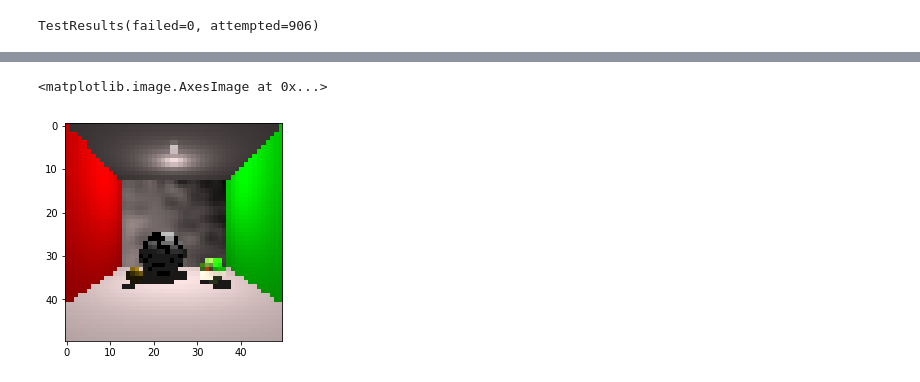
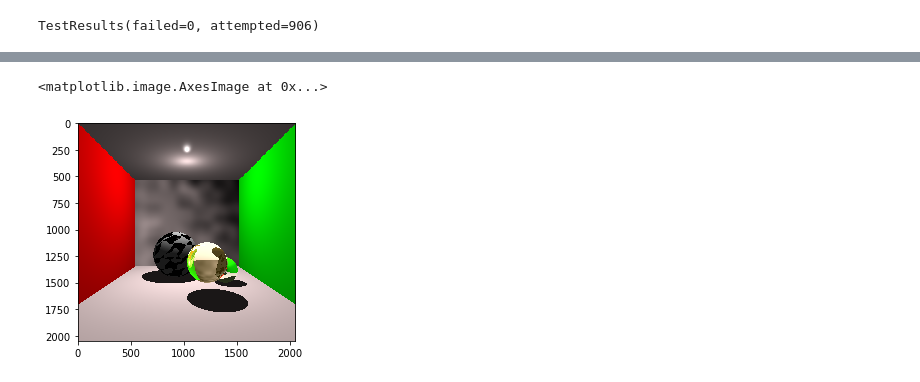
Before and after one commit to gbordelon/ray_tracer_challenge, a Jupyter notebook: main.ipynb, the cells around one changed output, grey strips where cells are left out. Cells and saved outputs as stored; diff of their text form; code cells hidden in the pictures.

```diff
--- a/main.ipynb
+++ b/main.ipynb
@@ -7,14 +7,22 @@
 %run chapter\ 6.ipynb
 %run chapter\ 7.ipynb
 %run chapter\ 10.ipynb
-# %%
-%run chapter\ 7.ipynb
-import doctest
-doctest.testmod()
-# %% [output]
-TestResults(failed=0, attempted=906)
+# %%
+%run chapter\ 1.ipynb
+%run chapter\ 2.ipynb
+%run chapter\ 3.ipynb
+%run chapter\ 4.ipynb
+%run chapter\ 5.ipynb
+%run chapter\ 6.ipynb
+%run chapter\ 7.ipynb
+%run chapter\ 10.ipynb
+
+import doctest
+doctest.testmod()
+# %% [output]
+TestResults(failed=0, attempted=906)
 # %%
-cam_w = 50
+cam_w = 2048
 cam_h = cam_w
 
 close_up = False
@@ -51,7 +59,7 @@ p1.transform = matrix_multiply(translation(np.sqrt(72),0,0), matrix_multiply(rot
 p2 = stripe_pattern(color(1,0,0), color(1, 0.7, 0.8))
 p2.transform = matrix_multiply(rotation_y(np.pi/4), scaling(0.15,1,1))
 
-p3 = blended_pattern(blended_pattern(p1, p2), ring_pattern(color(0,0,1), color(0,0,0.1)))
+p3 = blended_pattern(p1, p2) # blended_pattern(blended_pattern(p1, p2), ring_pattern(color(0,0,1), color(0,0,0.1)))
 
 p4 = stripe_pattern(WHITE, color(0.8, 0.8, 0.8))
 p4.transform = matrix_multiply(rotation_y(-np.pi/4), scaling(0.1,1,1))
@@ -117,11 +125,14 @@ right.material.reflective = 1.0
 
 
 left = sphere()
-left.transform = matrix_multiply(translation(-1.5, 0.33, -0.75), scaling(0.33, 0.33, 0.33))
+left.transform = matrix_multiply(translation(0.66, 1.0, -1.75), scaling(0.66, 0.66, 0.66))
 left.material = material()
 left.material.color = color(1, 0.8, 0.1)
 left.material.diffuse = 0.7
 left.material.specular = 0.3
+left.material.transparency = 1.0
+left.material.refractive_index = 1.5
+
 
 
 world.contains.extend([floor, ceiling, left_wall, right_wall, back_wall, middle, right, left])
@@ -168,4 +179,4 @@ canvas constructed in 13.201871 seconds.
 ppm constructed
 ppm file written
 <matplotlib.image.AxesImage at 0x...>
-[figure, old version]
+[figure, new version]
```
Also changed, not shown: parts of 1 cell of this notebook, 6 other files.
